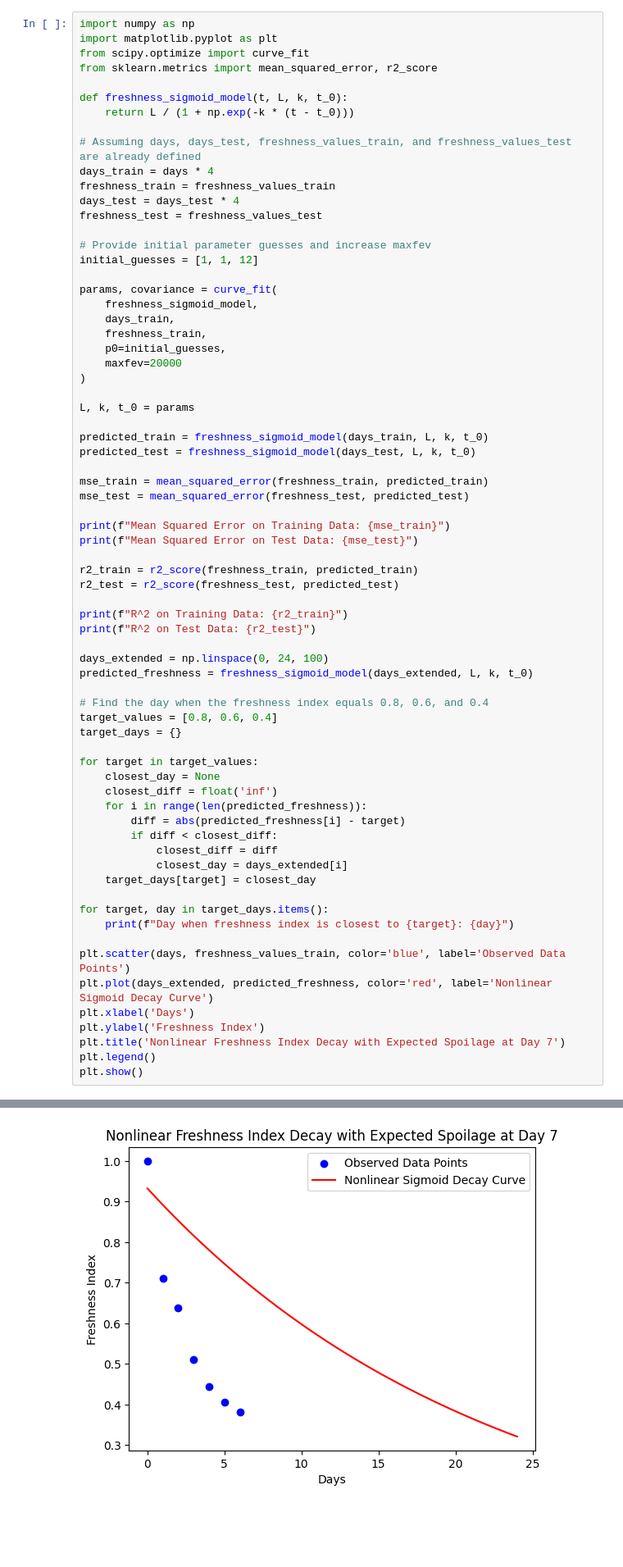
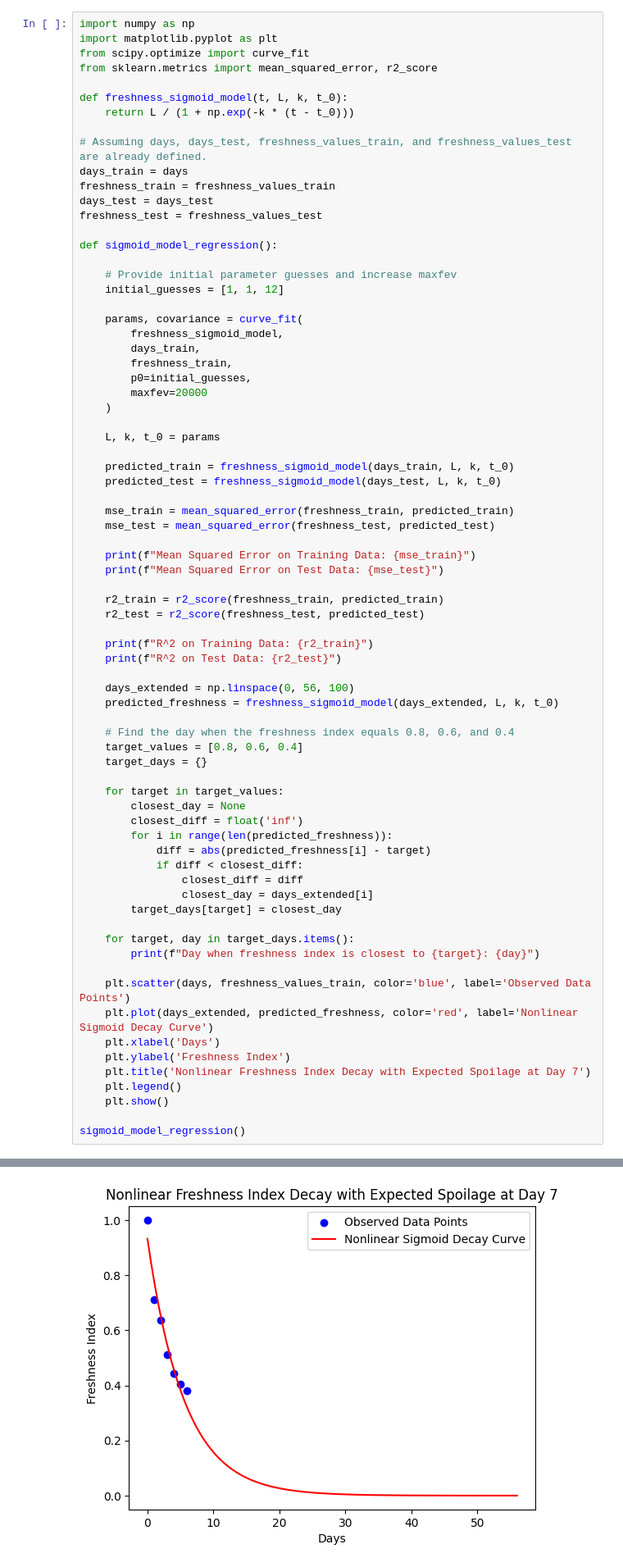
Before and after one commit to JustaShadow2/AI-Chef, a Jupyter notebook: AI-Chef.ipynb, the cells around one changed output, grey strips where cells are left out. Shown at 82% size. Saved outputs shown, nothing was run; the diff lists cells and outputs as text; blank space fills up the shorter version.

Commit message:
change regression to a function so we can use it to populate a data struct

```diff
--- a/AI-Chef.ipynb
+++ b/AI-Chef.ipynb
@@ -265,65 +265,69 @@ from sklearn.metrics import mean_squared_error, r2_score
 def freshness_sigmoid_model(t, L, k, t_0):
     return L / (1 + np.exp(-k * (t - t_0)))
 
-# Assuming days, days_test, freshness_values_train, and freshness_values_test are already defined
-days_train = days * 4
+# Assuming days, days_test, freshness_values_train, and freshness_values_test are already defined.
+days_train = days
 freshness_train = freshness_values_train
-days_test = days_test * 4
+days_test = days_test
 freshness_test = freshness_values_test
 
-# Provide initial parameter guesses and increase maxfev
-initial_guesses = [1, 1, 12]
+def sigmoid_model_regression():
 
-params, covariance = curve_fit(
-    freshness_sigmoid_model,
-    days_train,
-    freshness_train,
-    p0=initial_guesses,
-    maxfev=20000
-)
+    # Provide initial parameter guesses and increase maxfev
+    initial_guesses = [1, 1, 12]
 
-L, k, t_0 = params
+    params, covariance = curve_fit(
+        freshness_sigmoid_model,
+        days_train,
+        freshness_train,
+        p0=initial_guesses,
+        maxfev=20000
+    )
 
-predicted_train = freshness_sigmoid_model(days_train, L, k, t_0)
-predicted_test = freshness_sigmoid_model(days_test, L, k, t_0)
+    L, k, t_0 = params
 
-mse_train = mean_squared_error(freshness_train, predicted_train)
-mse_test = mean_squared_error(freshness_test, predicted_test)
+    predicted_train = freshness_sigmoid_model(days_train, L, k, t_0)
+    predicted_test = freshness_sigmoid_model(days_test, L, k, t_0)
 
-print(f"Mean Squared Error on Training Data: {mse_train}")
-print(f"Mean Squared Error on Test Data: {mse_test}")
+    mse_train = mean_squared_error(freshness_train, predicted_train)
+    mse_test = mean_squared_error(freshness_test, predicted_test)
 
-r2_train = r2_score(freshness_train, predicted_train)
-r2_test = r2_score(freshness_test, predicted_test)
+    print(f"Mean Squared Error on Training Data: {mse_train}")
+    print(f"Mean Squared Error on Test Data: {mse_test}")
 
-print(f"R^2 on Training Data: {r2_train}")
-print(f"R^2 on Test Data: {r2_test}")
+    r2_train = r2_score(freshness_train, predicted_train)
+    r2_test = r2_score(freshness_test, predicted_test)
 
-days_extended = np.linspace(0, 24, 100)
-predicted_freshness = freshness_sigmoid_model(days_extended, L, k, t_0)
+    print(f"R^2 on Training Data: {r2_train}")
+    print(f"R^2 on Test Data: {r2_test}")
 
-# Find the day when the freshness index equals 0.8, 0.6, and 0.4
-target_values = [0.8, 0.6, 0.4]
-target_days = {}
+    days_extended = np.linspace(0, 56, 100)
+    predicted_freshness = freshness_sigmoid_model(days_extended, L, k, t_0)
 
-for target in target_values:
-    closest_day = None
-    closest_diff = float('inf')
-    for i in range(len(predicted_freshness)):
-        diff = abs(predicted_freshness[i] - target)
-        if diff < closest_diff:
-            closest_diff = diff
-            closest_day = days_extended[i]
-    target_days[target] = closest_day
+    # Find the day when the freshness index equals 0.8, 0.6, and 0.4
+    target_values = [0.8, 0.6, 0.4]
+    target_days = {}
 
-for target, day in target_days.items():
-    print(f"Day when freshness index is closest to {target}: {day}")
+    for target in target_values:
+        closest_day = None
+        closest_diff = float('inf')
+        for i in range(len(predicted_freshness)):
+            diff = abs(predicted_freshness[i] - target)
+            if diff < closest_diff:
+                closest_diff = diff
+                closest_day = days_extended[i]
+        target_days[target] = closest_day
 
-plt.scatter(days, freshness_values_train, color='blue', label='Observed Data Points')
-plt.plot(days_extended, predicted_freshness, color='red', label='Nonlinear Sigmoid Decay Curve')
-plt.xlabel('Days')
-plt.ylabel('Freshness Index')
-plt.title('Nonlinear Freshness Index Decay with Expected Spoilage at Day 7')
-plt.legend()
-plt.show()
+    for target, day in target_days.items():
+        print(f"Day when freshness index is closest to {target}: {day}")
+
+    plt.scatter(days, freshness_values_train, color='blue', label='Observed Data Points')
+    plt.plot(days_extended, predicted_freshness, color='red', label='Nonlinear Sigmoid Decay Curve')
+    plt.xlabel('Days')
+    plt.ylabel('Freshness Index')
+    plt.title('Nonlinear Freshness Index Decay with Expected Spoilage at Day 7')
+    plt.legend()
+    plt.show()
+
+sigmoid_model_regression()
 # %% [output]
@@ -337,4 +341,4 @@ Day when freshness index is closest to 0.4: 19.151515151515152
-[figure, old version]
+[figure, new version]
 # %% [markdown]
 ### Section 2.2: Life coach for meals so i guess just the chef part?
 # %%
```
Also changed, not shown: parts of 1 cell of this notebook.
